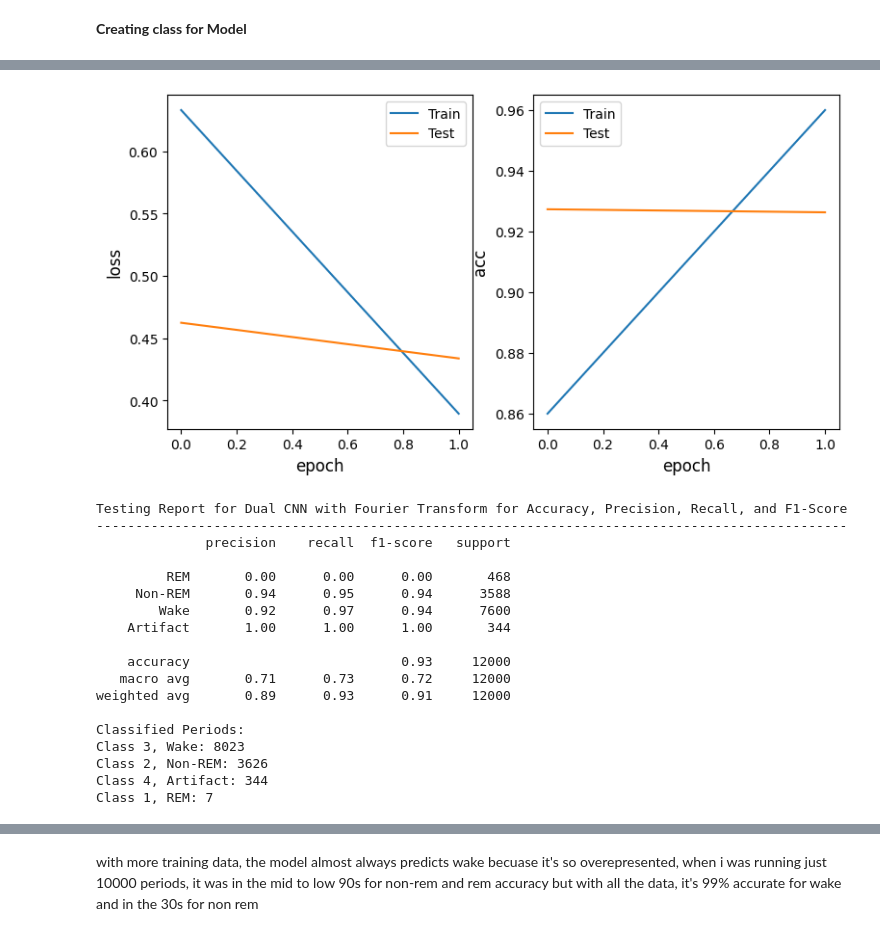
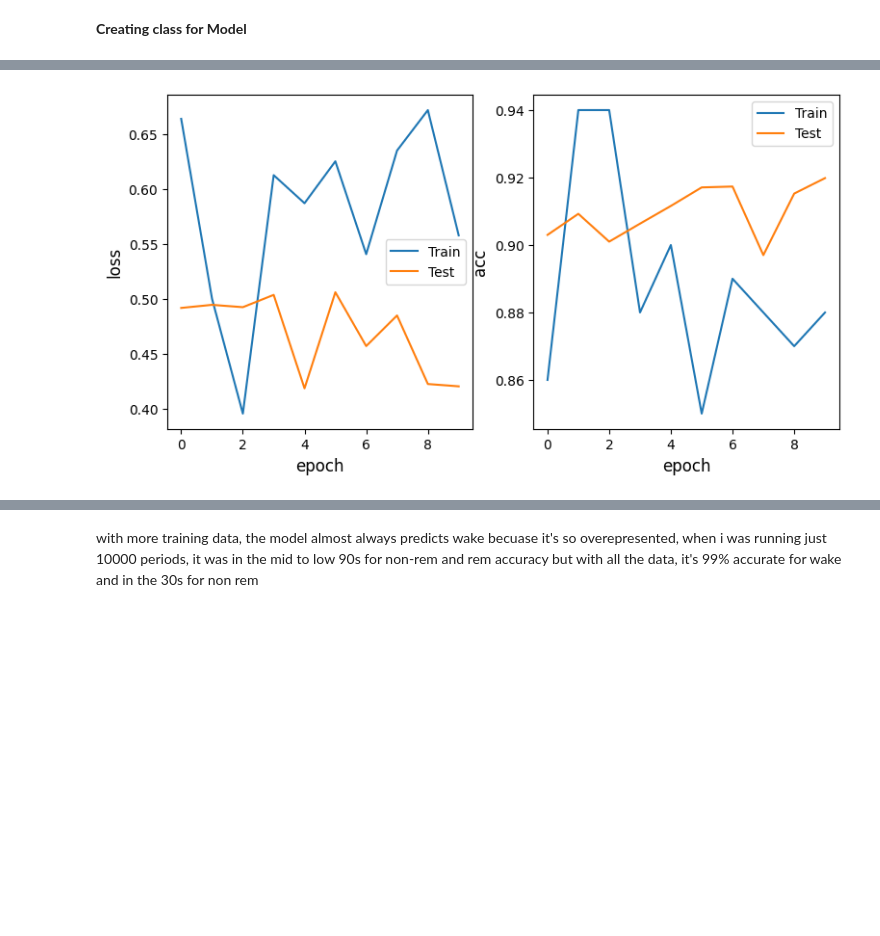
Before and after one commit to audsostrom/mice-sleep-analysis, a Jupyter notebook: SingleCNN.ipynb, the cells around one changed output, grey strips where cells are left out. Saved outputs shown, nothing was run; the diff lists cells and outputs as text; code cells hidden in the pictures; blank space fills up the shorter version.

```diff
--- a/SingleCNN.ipynb
+++ b/SingleCNN.ipynb
@@ -83,10 +83,10 @@ def train_model(model, dataloader):
     class_weights = torch.tensor([0.9, 2.6, 0.7, 0.5, 0.9], device=device)
 
     loss_fun = nn.CrossEntropyLoss(weight=class_weights) #define a loss function object
-    for batch_idx, (channel1, channel2, target) in enumerate(dataloader):
-        channel1, channel2, target = channel1.to(device), channel2.to(device), target.to(device)
+    for batch_idx, (channel1, target) in enumerate(dataloader):
+        channel1, target = channel1.to(device), target.to(device)
         optimizer.zero_grad()
-        output = model(channel1, channel2) # guess we have to pass all channels instead of data?
+        output = model(channel1) # guess we have to pass all channels instead of data?
         pred_value, pred = output.data.max(1, keepdim=True) # get the index of the max log-probability
         model.to(device)
 
@@ -117,9 +117,9 @@ def evaluate_model(model, dataloader, is_test=False, confidence_level = -0.5):
 
     criterion = torch.nn.CrossEntropyLoss(reduction='none')
 
-    for channel1, channel2, target in dataloader:
-        channel1, channel2, target = channel1.to(device), channel2.to(device), target.to(device)
-        outputs = model(channel1, channel2)
+    for channel1, target in dataloader:
+        channel1, target = channel1.to(device), target.to(device)
+        outputs = model(channel1)
 
         loss += torch.sum(criterion(outputs, target)).item()
 
@@ -207,22 +207,7 @@ def train_and_test(model, train_data_gen, test_data_gen, max_epochs, confidence_
 #if you make the confidence level too low, you'll get an error about not being able to divede by 0,
 #that just means that none of the data is being classified to not sure, keep it below -.75 to avoid this
 from sklearn.metrics import classification_report
-predictions, label_list = train_and_test(model, train_loader, val_loader, 2, confidence_level=-0.75, is_test=False, verbose=True)
-
-target_names = ['REM', 'Non-REM', 'Wake', 'Artifact']
-print('Testing Report for Dual CNN with Fourier Transform for Accuracy, Precision, Recall, and F1-Score')
-print('------------------------------------------------------------------------------------------------')
-print(classification_report(label_list, predictions, labels=[1,2,3,4], target_names=target_names))
-
-
-
-# Calculate class-wise counts
-predictions_df = pd.Series(predictions, name='Predicted')
-counts = predictions_df.value_counts()
-
-print('Classified Periods:')
-for class_name, count in counts.items():
-    print(f"Class {class_name}, {target_names[class_name-1]}: {count}")
+predictions, label_list = train_and_test(model, train_loader, val_loader, 10, confidence_level=-0.75, is_test=False, verbose=True)
 # %% [output]
 device: cpu
 
@@ -237,19 +229 @@ Validation set: Average loss: 0.4337, Accuracy: 11116/12000 (93%)
-[figure, old version]
+[figure, new version]
-Testing Report for Dual CNN with Fourier Transform for Accuracy, Precision, Recall, and F1-Score
-------------------------------------------------------------------------------------------------
-              precision    recall  f1-score   support
-
-         REM       0.00      0.00      0.00       468
-     Non-REM       0.94      0.95      0.94      3588
-        Wake       0.92      0.97      0.94      7600
-    Artifact       1.00      1.00      1.00       344
-
-    accuracy                           0.93     12000
-   macro avg       0.71      0.73      0.72     12000
-weighted avg       0.89      0.93      0.91     12000
-
-Classified Periods:
-Class 3, Wake: 8023
-Class 2, Non-REM: 3626
-Class 4, Artifact: 344
-Class 1, REM: 7
```
Also changed, not shown: parts of 3 cells of this notebook, 2 other files.
